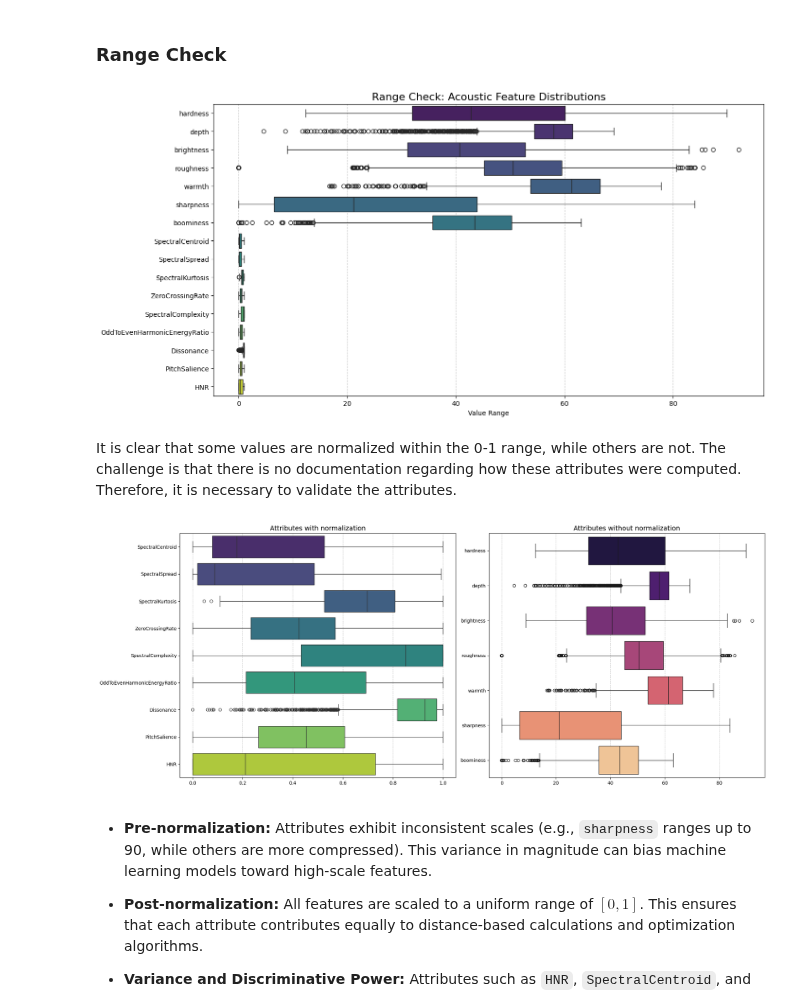
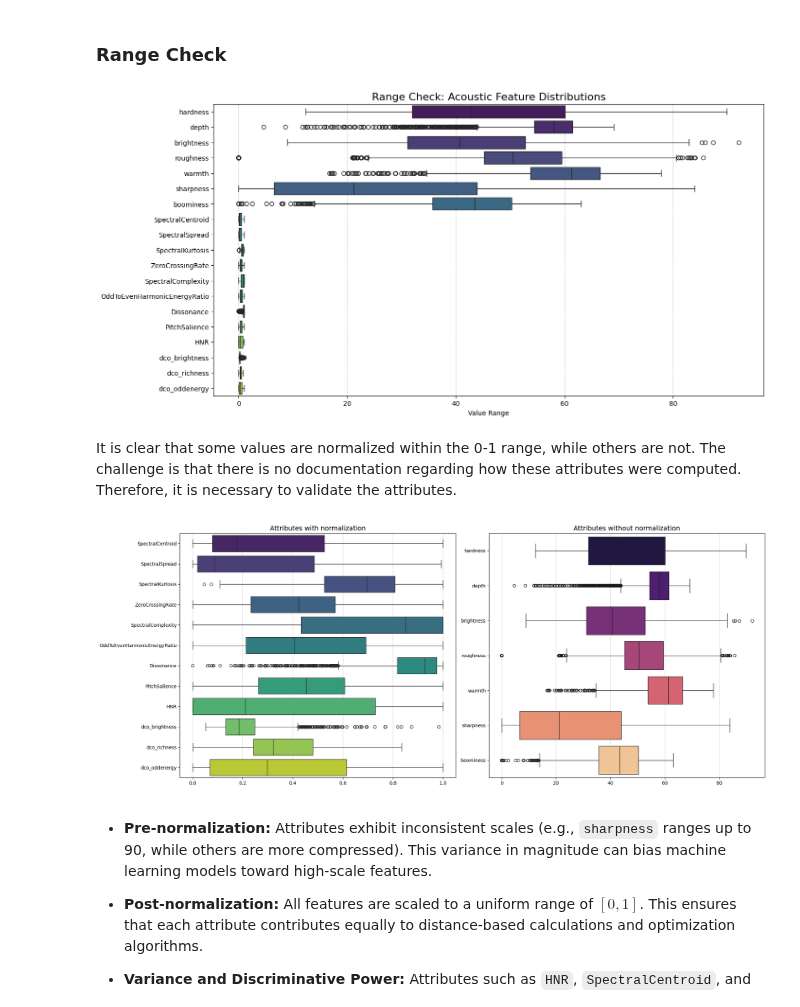
Before and after one commit to kika007/WavetableCVAE_analysis, a Jupyter notebook: json_analysis.ipynb, the cells around one changed output. Cells and saved outputs as stored; diff of their text form; code cells hidden in the pictures.

```diff
--- a/json_analysis.ipynb
+++ b/json_analysis.ipynb
@@ -66,7 +68,8 @@ df = load_data(extract_dir)
 relevant_cols = [
     'name', 'duration', 'hardness', 'depth', 'brightness', 'roughness', 'warmth', 'sharpness', 'boominess',
     'SpectralCentroid','SpectralSpread', 'SpectralKurtosis', 'ZeroCrossingRate', 'SpectralComplexity', 'OddToEvenHarmonicEnergyRatio',
-    'Dissonance', 'PitchSalience', 'HNR']
+    'Dissonance', 'PitchSalience', 'HNR', 'dco_brightness','dco_richness','dco_oddenergy']
+
 df_json = df[relevant_cols].copy()
 df_json['name'] = df_json['name'].str.replace('.wav', '', case=False, regex=False)
 
@@ -511,35 +516,35 @@ plt.grid(axis='x', linestyle='--', alpha=0.7)
 
 plt.show()
 # %% [output]
-[figure, old version]
+[figure, new version]
 # %% [markdown]
 It is clear that some values are normalized within the 0-1 range, while others are not. The challenge is that there is no documentation regarding how these attributes were computed. Therefore, it is necessary to validate the attributes.
 # %%
 
 base_exclude = ['name', 'waveform', 'sample_rate', 'duration']
 
 exclude_only_in_1 = ['hardness', 'depth', 'brightness', 'roughness', 'warmth', 'sharpness', 'boominess']
 exclude_only_in_2 = ['SpectralCentroid','SpectralSpread', 'SpectralKurtosis', 'ZeroCrossingRate', 'SpectralComplexity', 'OddToEvenHarmonicEnergyRatio',
-    'Dissonance', 'PitchSalience', 'HNR']
+    'Dissonance', 'PitchSalience', 'HNR', 'dco_brightness','dco_richness','dco_oddenergy']
 
 fig, (ax1, ax2) = plt.subplots(1, 2, figsize=(20, 8))
 
 # --- 1 ---
 features_1 = df.drop(columns=[c for c in base_exclude + exclude_only_in_1 if c in df.columns])
 sns.boxplot(data=features_1, orient='h', palette='viridis', ax=ax1)
 ax1.set_title("Attributes with normalization", fontsize=14)
 ax1.grid(axis='x', linestyle='--', alpha=0.7)
 
 # --- 2 ---
 features_2 = df.drop(columns=[c for c in base_exclude + exclude_only_in_2 if c in df.columns])
 sns.boxplot(data=features_2, orient='h', palette='magma', ax=ax2)
 ax2.set_title("Attributes without normalization", fontsize=14)
 ax2.grid(axis='x', linestyle='--', alpha=0.7)
 
 plt.tight_layout()
 plt.show()
 # %% [output]
-[figure, old version]
+[figure, new version]
 # %% [markdown]
 
 
```
Also changed, not shown: parts of 18 cells of this notebook, 4 other files.
